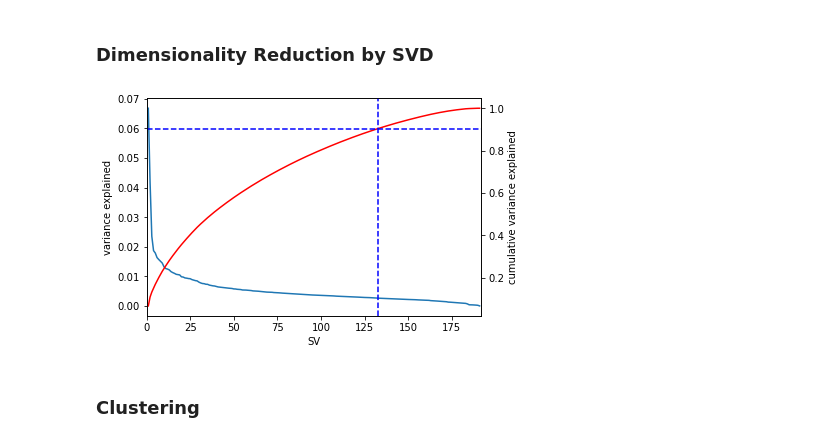
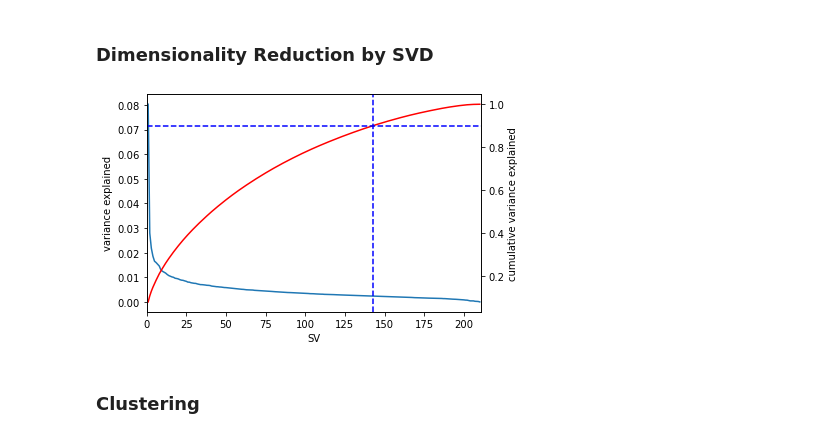
Before and after one commit to May-nerd/dmw-ml-final-project, a Jupyter notebook: ir/agglomerative_aucpr.ipynb, the cells around one changed output. Saved outputs shown, nothing was run; the diff lists cells and outputs as text; code cells hidden in the pictures.

```diff
--- a/ir/agglomerative_aucpr.ipynb
+++ b/ir/agglomerative_aucpr.ipynb
@@ -22,8 +20,10 @@ bills = pd.read_csv('../data_cleaning/bills.csv').drop(columns='Unnamed: 0')
+# %%
+bills = df_cleaned = pd.read_pickle('../data_cleaning/clean_data.pkl')
 # %% [markdown]
 ### Vectorization and IDF scaling
 # %%
-tfidf = TfidfVectorizer(token_pattern=r'[a-z]+', stop_words='english', min_df=0.01, max_df=0.99).fit(bills['long_title'])
-X_idf  = tfidf.transform(bills['long_title']).toarray()
+tfidf = TfidfVectorizer(token_pattern=r'[a-z]+', stop_words='english', min_df=0.01, max_df=0.99).fit(bills['combined_title'])
+X_idf  = tfidf.transform(bills['combined_title']).toarray()
 X_feat_names = tfidf.get_feature_names()
 # %% [markdown]
 ### Dimensionality Reduction by SVD
@@ -37,15 +37,15 @@ q, s, p, nssd = truncated_svd(X_idf)
 # %%
 fig, ax = plt.subplots()
 
 ax.plot(range(1, len(nssd)+1), nssd, '-', label='individual')
 ax.set_xlim(0, len(nssd)+1)
 ax.set_xlabel('SV')
 ax.set_ylabel('variance explained')
 ax = ax.twinx()
 ax.plot(range(1, len(nssd)+1), nssd.cumsum(), 'r-', label='cumulative')
 ax.axhline(0.9, ls='--', color='b')
-ax.axvline(133, ls='--', color='b')
+ax.axvline(143, ls='--', color='b')
 ax.set_ylabel('cumulative variance explained');
 # %% [output]
-[figure, old version]
+[figure, new version]
 # %%
```
Also changed, not shown: parts of 4 cells of this notebook, 2 other files.
